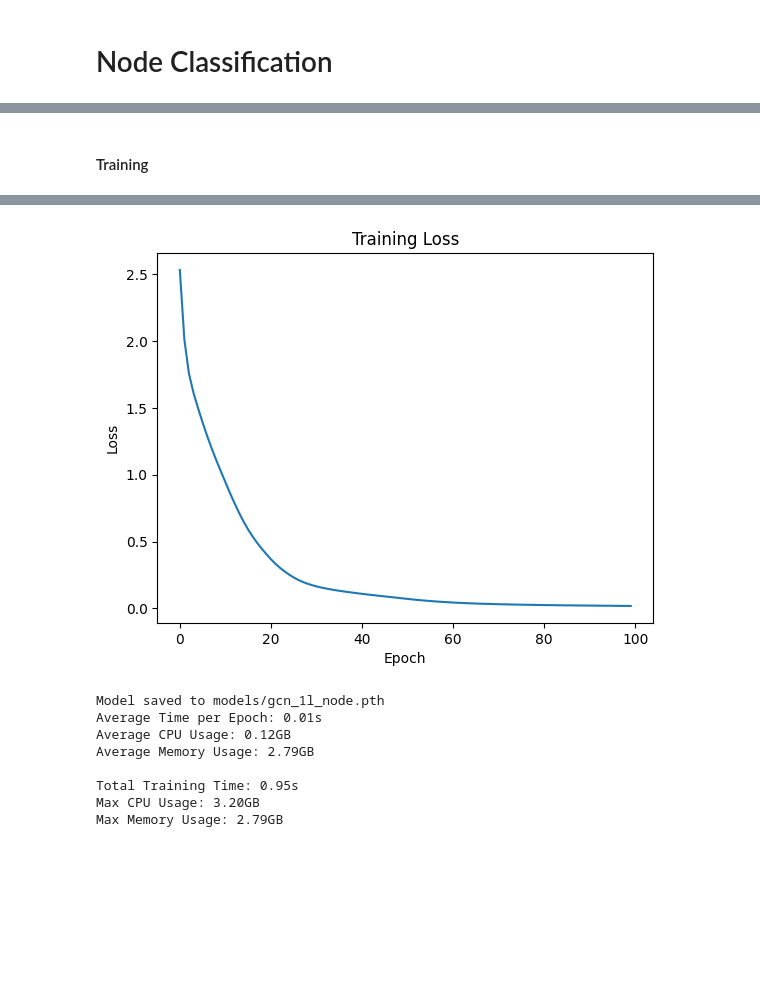
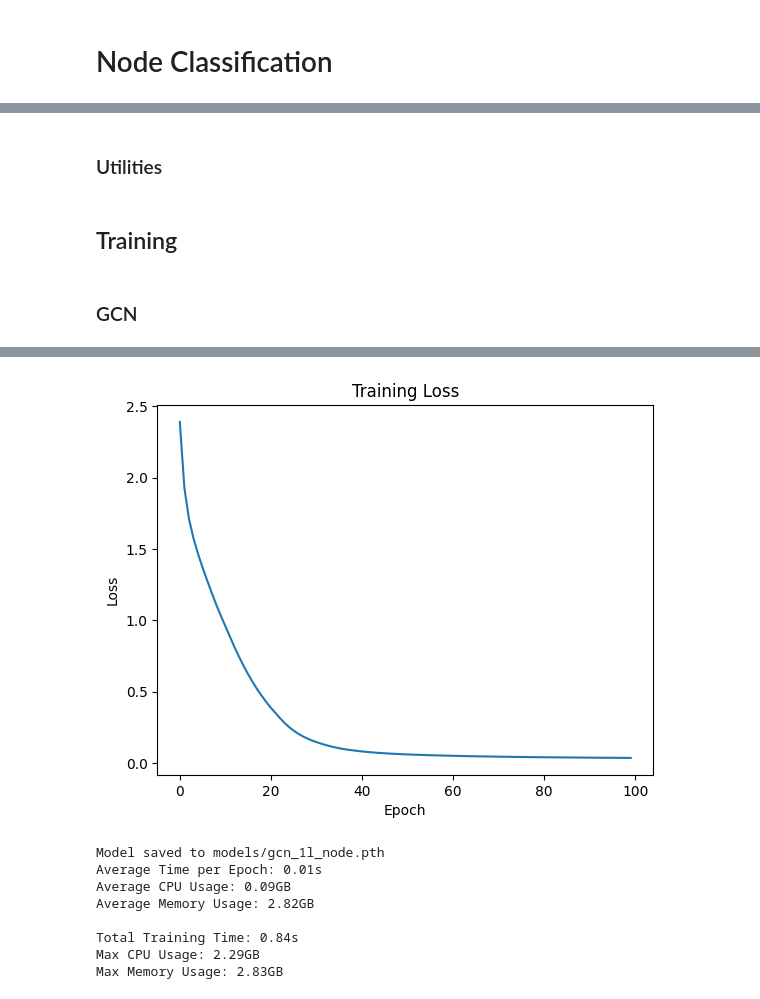
Before and after one commit to GitaAyu06/reservoir-gnn, a Jupyter notebook: reservoir-gnn.ipynb, the cells around one changed output, grey strips where cells are left out. Cells and saved outputs as stored; diff of their text form; code cells hidden in the pictures; blank space fills up the shorter version.

```diff
--- a/reservoir-gnn.ipynb
+++ b/reservoir-gnn.ipynb
@@ -563,0 +957,2 @@ class GCN2Layer(torch.nn.Module):
+# %% [markdown]
+### Utilities
@@ -564,2 +1050,2 @@ class GCN2Layer(torch.nn.Module):
 # %% [markdown]
-#### Training
+## Training
@@ -621,9 +1052,11 @@ def train_gcn(model, data, lr=0.001, num_epochs=100, save_path='models/gcn_x.pth
+# %% [markdown]
+### GCN
 # %%
 # Create model instances
-model1 = GCN1Layer(num_features=cora_dataset.num_node_features, num_classes=cora_dataset.num_classes)
-print(model1)
-print(f"Total number of trainable parameters: {model1.count_parameters()}\n")
-train_gcn(model1, cora_data, lr=0.01, num_epochs=100, save_path='models/gcn_1l_node.pth')
+gcn1_node = GCN1Layer(num_features=cora_dataset.num_node_features, num_classes=cora_dataset.num_classes)
+print(gcn1_node)
+print(f"Total number of trainable parameters: {gcn1_node.count_parameters()}\n")
+train_node(gcn1_node, cora_data, lr=0.01, num_epochs=100, save_path='models/gcn_1l_node.pth')
 # %% [output]
 GCN1Layer(
   (gcn1): GCN (1433 -> 16)
@@ -645,10 +1078,10 @@ Time: 0.01s, CPU: 0.00GB, Memory: 2.79GB
-[figure, old version]
+[figure, new version]
 Model saved to models/gcn_1l_node.pth
 Average Time per Epoch: 0.01s
-Average CPU Usage: 0.12GB
-Average Memory Usage: 2.79GB
+Average CPU Usage: 0.09GB
+Average Memory Usage: 2.82GB
 
-Total Training Time: 0.95s
-Max CPU Usage: 3.20GB
-Max Memory Usage: 2.79GB
+Total Training Time: 0.84s
+Max CPU Usage: 2.29GB
+Max Memory Usage: 2.83GB
 # %%
```
Also changed, not shown: parts of 55 cells of this notebook, 11 other files.
